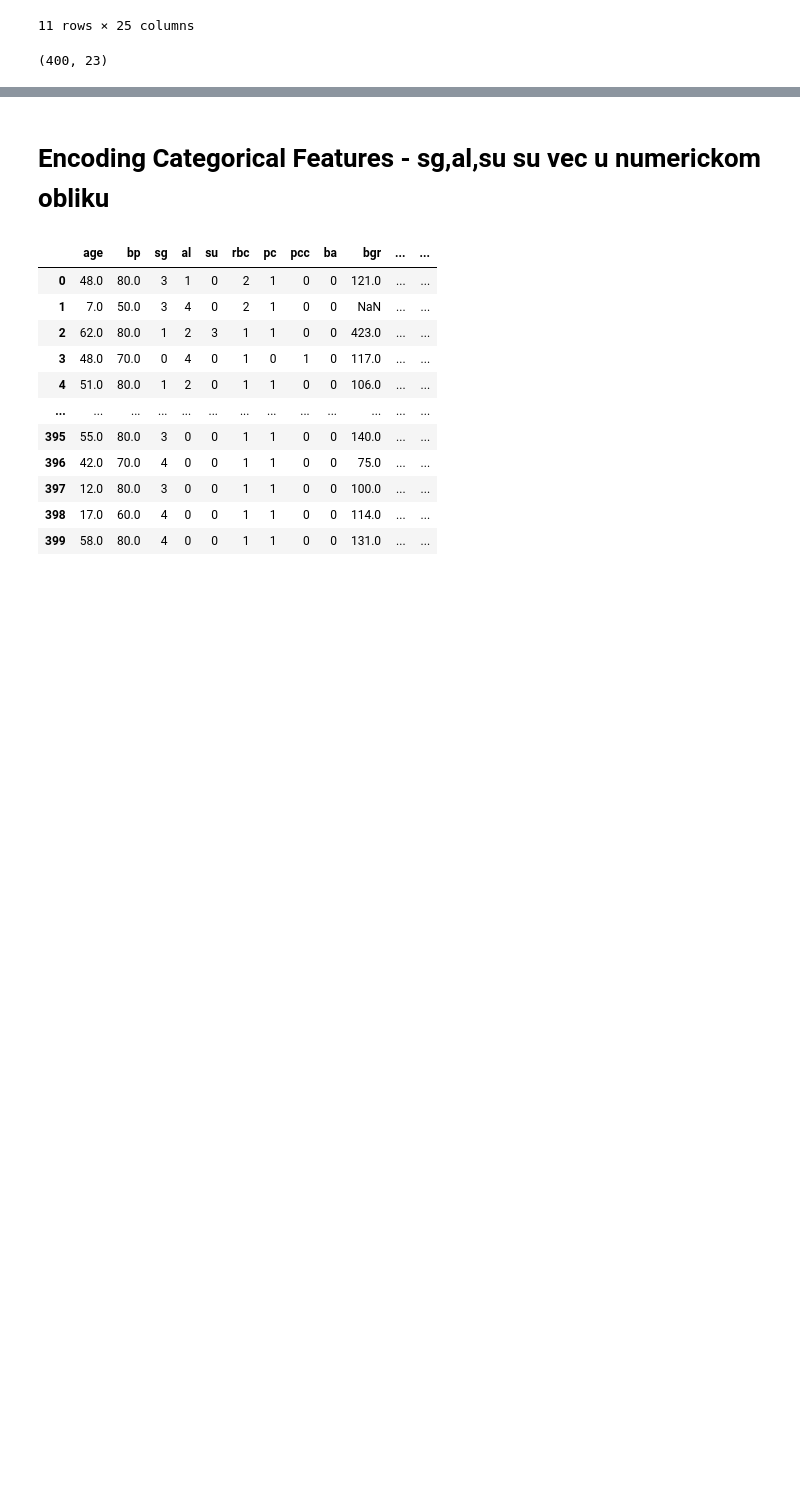
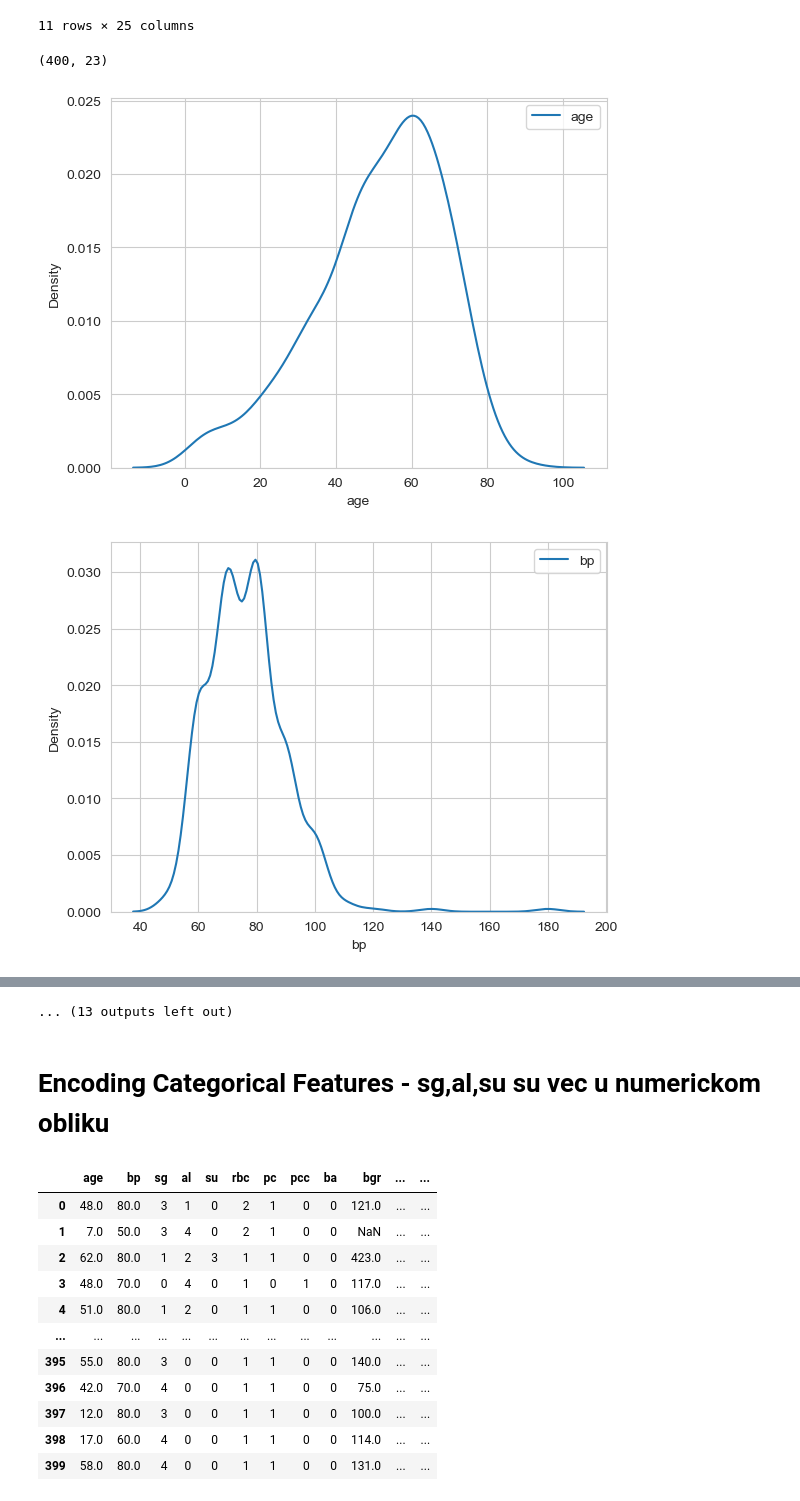
Before and after one commit to dimitrije-stamenkovic/ML1, a Jupyter notebook: Kidney Disease Classification.ipynb, the cells around one changed output, grey strips where cells are left out. Cells and saved outputs as stored; diff of their text form; code cells hidden in the pictures; blank space fills up the shorter version.

```diff
--- a/Kidney Disease Classification.ipynb
+++ b/Kidney Disease Classification.ipynb
@@ -187,12 +187,15 @@ data_without_wbcc_pcv.shape
 # %%
 def showData(data):
     for col in data:
         if (col in nominalColumns):
             sea.countplot(data=data, x=col, hue='class')
         else:
             ax = sea.kdeplot(data[[col]])
             ax.set(xlabel=col)
         plt.show()
 
 
-# showData(data)
+showData(data)
+# %% [output]
+[figure, added]
+[figure, added]
@@ -199,3 +212,4 @@ def showData(data):
+... (13 outputs left out)
 # %% [markdown]
 # Encoding Categorical Features - sg,al,su su vec u numerickom obliku
 # %%
```
Also changed, not shown: parts of 14 cells of this notebook.
